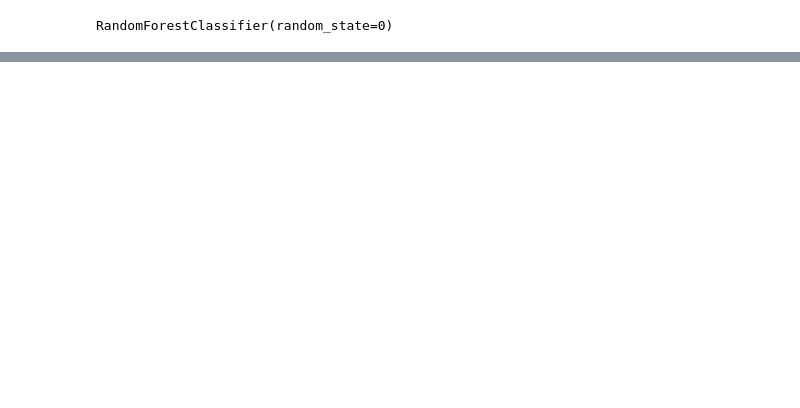
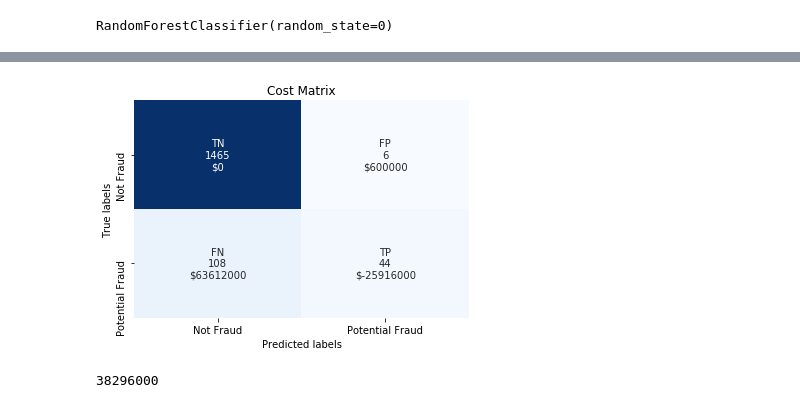
Before and after one commit to kristinteves/Healthcare_Fraud, a Jupyter notebook: Van/HealthcareFraud_RandomForest_Final.ipynb, the cells around one changed output, grey strips where cells are left out. Saved outputs shown, nothing was run; the diff lists cells and outputs as text; code cells hidden in the pictures; blank space fills up the shorter version.

```diff
--- a/Van/HealthcareFraud_RandomForest_Final.ipynb
+++ b/Van/HealthcareFraud_RandomForest_Final.ipynb
@@ -867,0 +878,10 @@ rf_cost - rf_best_cost
+# %%
+# GMB Cost Matrix
+gmb_cm = np.asarray([1465, 6, 108, 44]).reshape(2,2)
+gmb_cost = plot_costMatrix(gmb_cm)
+# %% [output]
+[figure, added]
+# %%
+gmb_cost
+# %% [output]
+38296000
```
Also changed, not shown: parts of 15 cells of this notebook.
